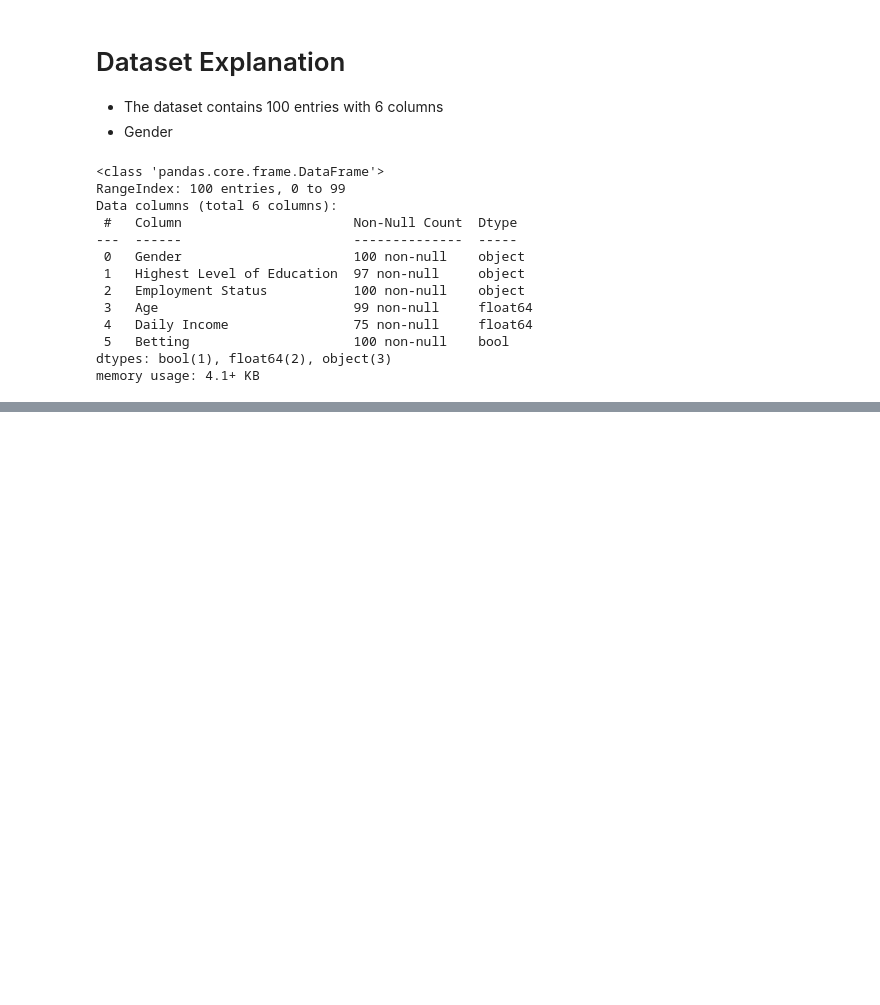
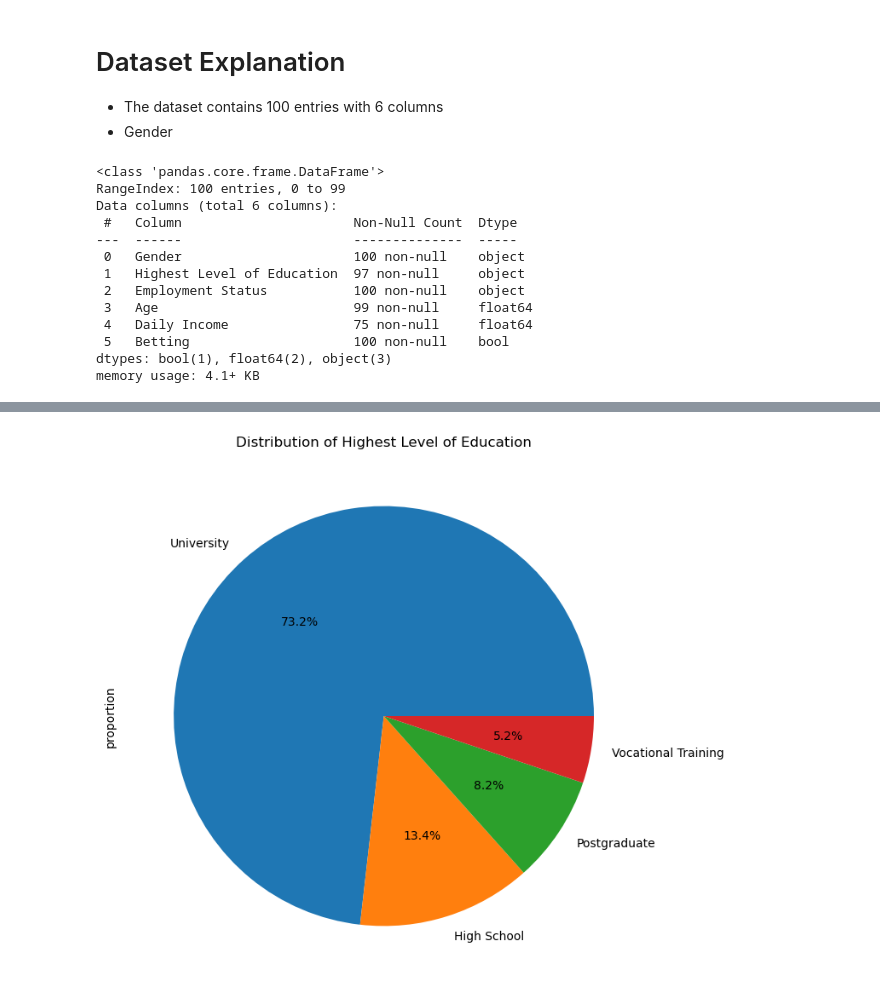
Before and after one commit to liciemw/ETHLearn, a Jupyter notebook: ETH_Learn.ipynb, the cells around one changed output, grey strips where cells are left out. Cells and saved outputs as stored; diff of their text form; code cells hidden in the pictures; blank space fills up the shorter version.

```diff
--- a/ETH_Learn.ipynb
+++ b/ETH_Learn.ipynb
@@ -59,0 +96,8 @@ df["Employment Status"].value_counts(normalize=True).plot(kind="bar",
+# %%
+# Inspecting the Edu level by percentage
+df["Highest Level of Education"].value_counts(normalize=True).plot(kind="pie",
+                                                                   autopct='%1.1f%%',
+                      title="Distribution of Highest Level of Education",
+                      figsize=(8, 8));
+# %% [output]
+[figure, added]
```
Also changed, not shown: parts of 12 cells of this notebook, 1 other file.
